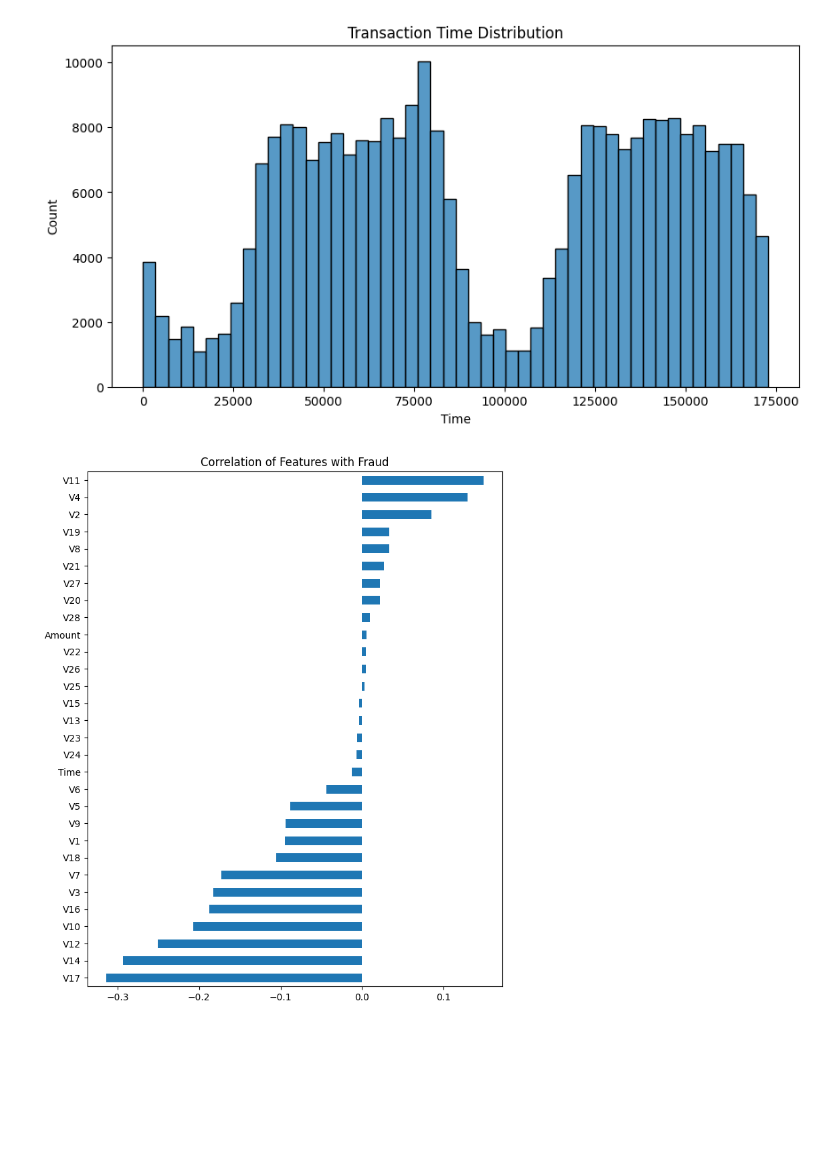
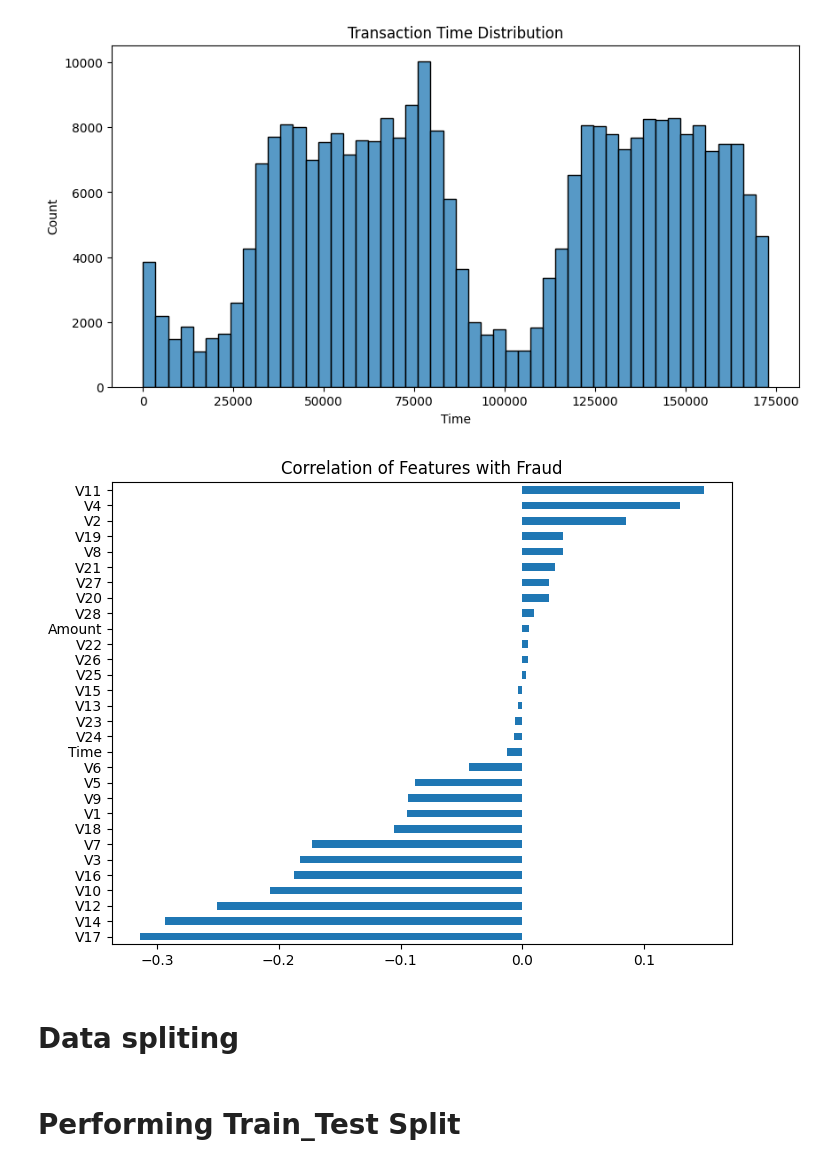
Before and after one commit to samifahim07/fraud-detection-using-ml, a Jupyter notebook: fraude_detection.ipynb, the cells around one changed output. Cells and saved outputs as stored; diff of their text form; code cells hidden in the pictures; blank space fills up the shorter version.

Commit message:
spliting the dataset into 2 part, x contains whole the dataset without including target column where y contains only target column

```diff
--- a/fraude_detection.ipynb
+++ b/fraude_detection.ipynb
@@ -177,11 +179,13 @@ plt.show()
 # %%
 corr = df.corr()['Class'].sort_values()
 
-plt.figure(figsize=(8,10))
+plt.figure(figsize=(8,6))
 
 corr.drop('Class').plot(kind='barh')
 
 plt.title("Correlation of Features with Fraud")
 plt.show()
 # %% [output]
-[figure, old version]
+[figure, new version]
+# %% [markdown]
+# Data spliting
@@ -187,0 +195,2 @@ plt.show()
+# %% [markdown]
+# Performing Train_Test Split
```
Also changed, not shown: parts of 4 cells of this notebook.
